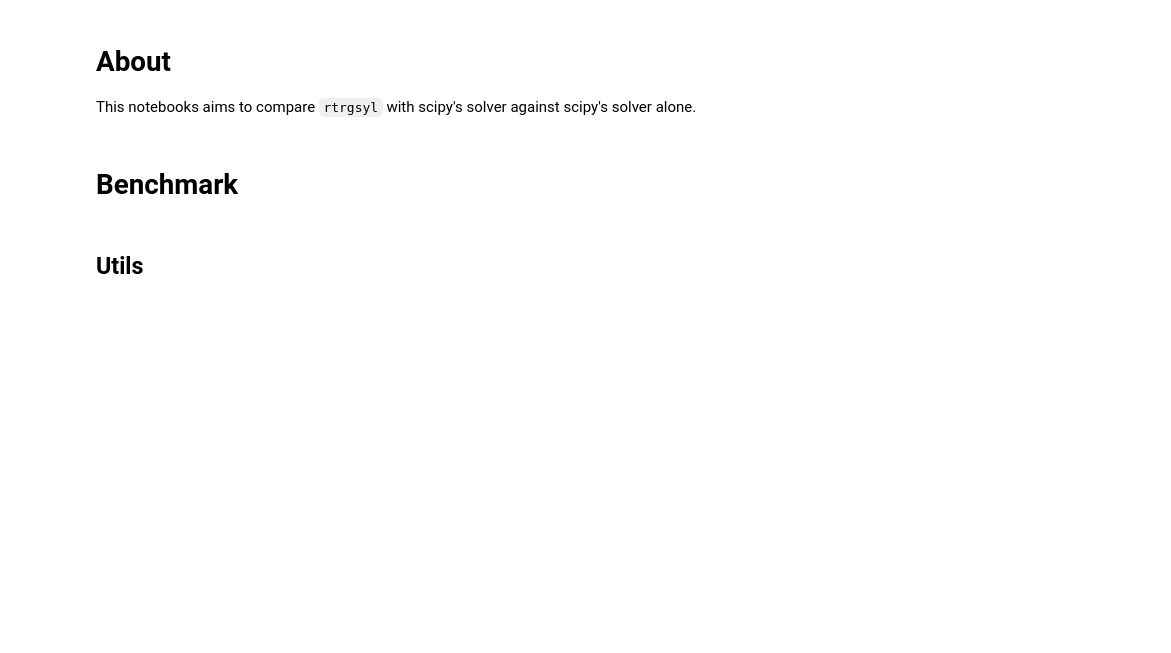
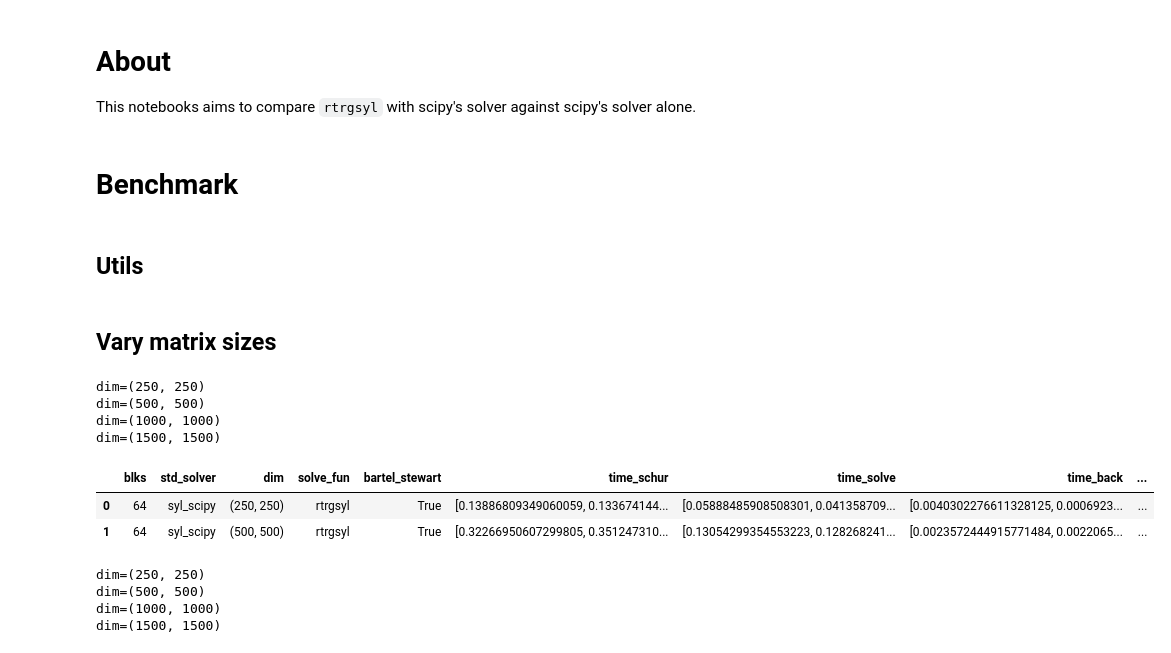
Before and after one commit to matthiaszeller/linalg-sylvester, a Jupyter notebook: 3-Benchmark-rtrgsyl.ipynb, the cells around one changed output. Saved outputs shown, nothing was run; the diff lists cells and outputs as text; code cells hidden in the pictures; blank space fills up the shorter version.

```diff
--- a/3-Benchmark-rtrgsyl.ipynb
+++ b/3-Benchmark-rtrgsyl.ipynb
@@ -33,3 +33,43 @@ def format_results_bs(res_dic):
     df['n'] = df.dim.apply(lambda e: e[1])
 
     return df
+# %% [markdown]
+## Vary matrix sizes
+# %%
+blks=64
+dimensions = [
+    (250, 250), (500, 500), (1000, 1000), (1500, 1500)
+]
+# %%
+res_rtrgsyl = benchmark(
+    solve_fun=rtrgsyl,
+    vary_param=('dim', dimensions),
+    bertel_stewart=True,
+    log_context={'solve_fun': 'rtrgsyl', 'std_solver': 'syl_scipy', 'bartel_stewart': True},
+    blks=blks,
+    std_solver=solve_sylvester_scipy
+)
+# %% [output]
+dim=(250, 250)
+dim=(500, 500)
+dim=(1000, 1000)
+dim=(1500, 1500)
+# %%
+df_rtrgsyl = format_results_bs(res_rtrgsyl)
+df_rtrgsyl.head(2)
+# %% [output]
+|  | blks | std_solver | dim | solve_fun | bartel_stewart | time_schur | time_solve | time_back | ... |
+| 0 | 64 | syl_scipy | (250, 250) | rtrgsyl | True | [0.13886809349060059, 0.133674144... | [0.05888485908508301, 0.041358709... | [0.0040302276611328125, 0.0006923... | ... |
+| 1 | 64 | syl_scipy | (500, 500) | rtrgsyl | True | [0.32266950607299805, 0.351247310... | [0.13054299354553223, 0.128268241... | [0.0023572444915771484, 0.0022065... | ... |
+# %%
+res_scipy = benchmark(
+    solve_fun=solve_sylvester_scipy,
+    vary_param=('dim', dimensions),
+    bertel_stewart=True,
+    log_context={'solve_fun': 'syl_scipy', 'bartel_stewart': True}
+)
+# %% [output]
+dim=(250, 250)
+dim=(500, 500)
+dim=(1000, 1000)
+dim=(1500, 1500)
```
Also changed, not shown: parts of 18 cells of this notebook, 7 other files.
